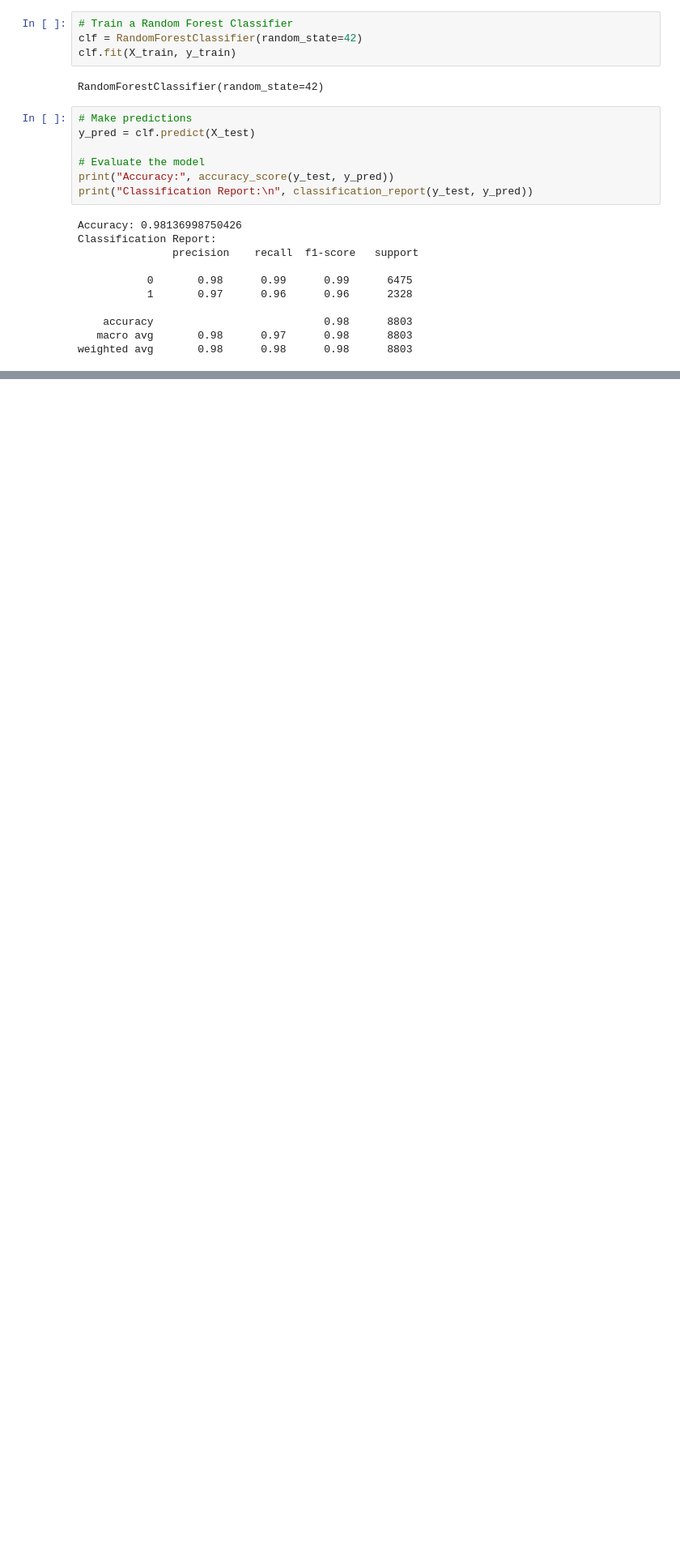
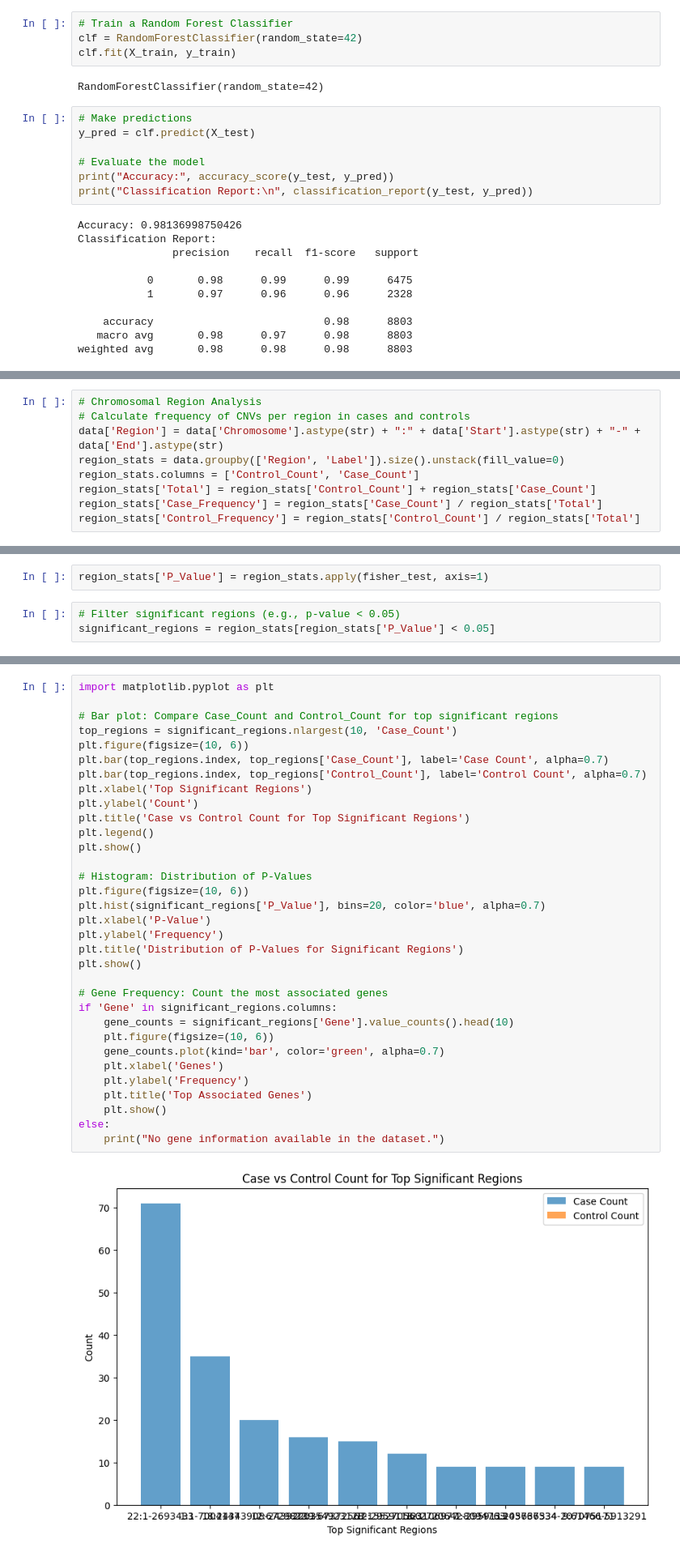
Before and after one commit to Bahareh0281/Bioinformatics, a Jupyter notebook: Machine Learning/Python/Machine_Learning_Python.ipynb, the cells around one changed output, grey strips where cells are left out. Shown: that part at 81% size. Cells and saved outputs as stored; diff of their text form; blank space fills up the shorter version.

```diff
--- a/Machine Learning/Python/Machine_Learning_Python.ipynb
+++ b/Machine Learning/Python/Machine_Learning_Python.ipynb
@@ -68,0 +72,9 @@ weighted avg       0.98      0.98      0.98      8803
+# %%
+# Chromosomal Region Analysis
+# Calculate frequency of CNVs per region in cases and controls
+data['Region'] = data['Chromosome'].astype(str) + ":" + data['Start'].astype(str) + "-" + data['End'].astype(str)
+region_stats = data.groupby(['Region', 'Label']).size().unstack(fill_value=0)
+region_stats.columns = ['Control_Count', 'Case_Count']
+region_stats['Total'] = region_stats['Control_Count'] + region_stats['Case_Count']
+region_stats['Case_Frequency'] = region_stats['Case_Count'] / region_stats['Total']
+region_stats['Control_Frequency'] = region_stats['Control_Count'] / region_stats['Total']
@@ -68,0 +89,5 @@ weighted avg       0.98      0.98      0.98      8803
+# %%
+region_stats['P_Value'] = region_stats.apply(fisher_test, axis=1)
+# %%
+# Filter significant regions (e.g., p-value < 0.05)
+significant_regions = region_stats[region_stats['P_Value'] < 0.05]
@@ -68,0 +117,35 @@ weighted avg       0.98      0.98      0.98      8803
+# %%
+import matplotlib.pyplot as plt
+
+# Bar plot: Compare Case_Count and Control_Count for top significant regions
+top_regions = significant_regions.nlargest(10, 'Case_Count')
+plt.figure(figsize=(10, 6))
+plt.bar(top_regions.index, top_regions['Case_Count'], label='Case Count', alpha=0.7)
+plt.bar(top_regions.index, top_regions['Control_Count'], label='Control Count', alpha=0.7)
+plt.xlabel('Top Significant Regions')
+plt.ylabel('Count')
+plt.title('Case vs Control Count for Top Significant Regions')
+plt.legend()
+plt.show()
+
+# Histogram: Distribution of P-Values
+plt.figure(figsize=(10, 6))
+plt.hist(significant_regions['P_Value'], bins=20, color='blue', alpha=0.7)
+plt.xlabel('P-Value')
+plt.ylabel('Frequency')
+plt.title('Distribution of P-Values for Significant Regions')
+plt.show()
+
+# Gene Frequency: Count the most associated genes
+if 'Gene' in significant_regions.columns:
+    gene_counts = significant_regions['Gene'].value_counts().head(10)
+    plt.figure(figsize=(10, 6))
+    gene_counts.plot(kind='bar', color='green', alpha=0.7)
+    plt.xlabel('Genes')
+    plt.ylabel('Frequency')
+    plt.title('Top Associated Genes')
+    plt.show()
+else:
+    print("No gene information available in the dataset.")
+# %% [output]
+[figure, added]
```
Also changed, not shown: parts of 6 cells of this notebook, 2 other files.
